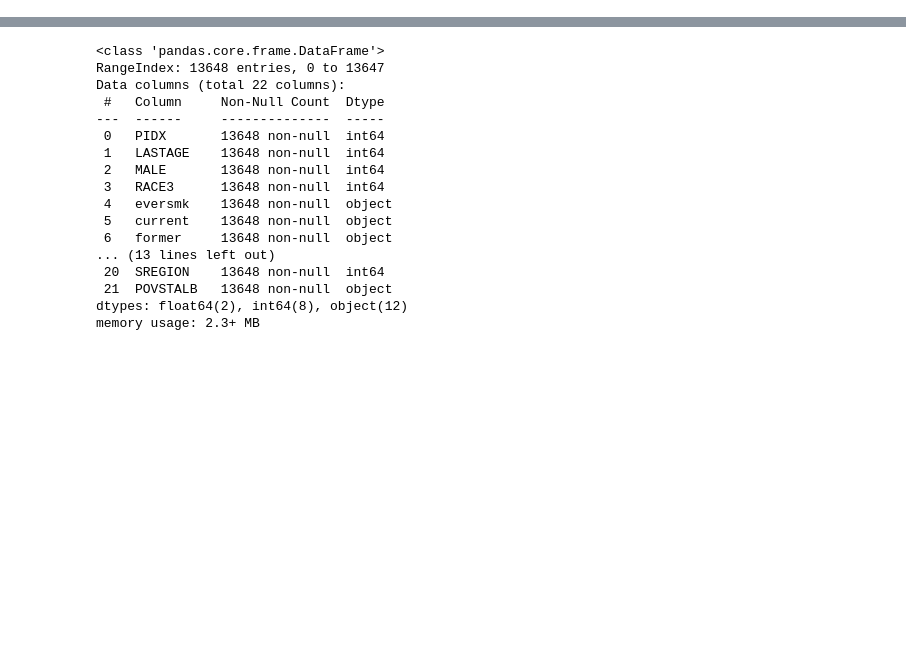
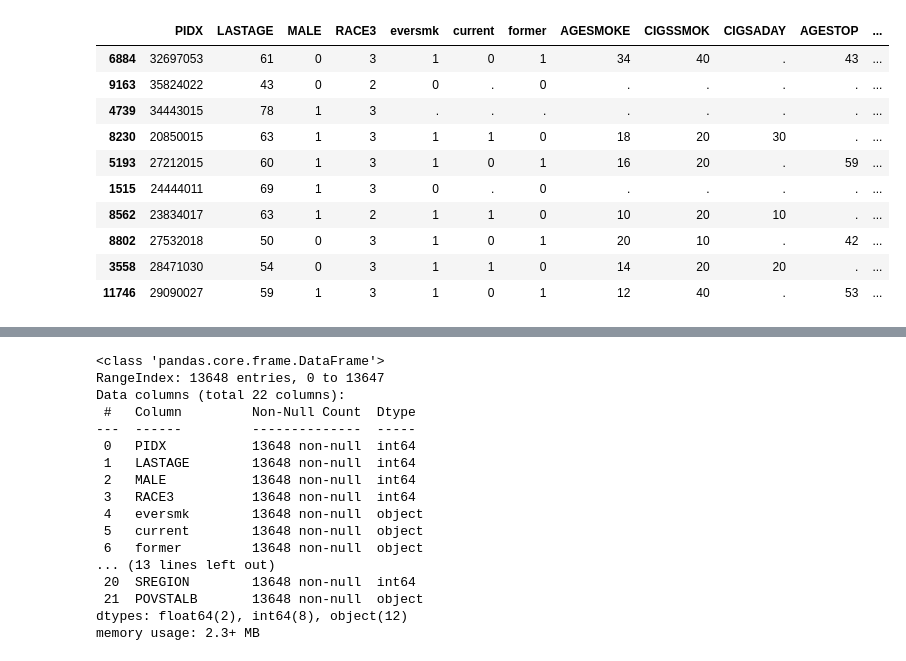
Before and after one commit to oscar066/nzuri_Analysis, a Jupyter notebook: nmes.ipynb, the cells around one changed output, grey strips where cells are left out. Cells and saved outputs as stored; diff of their text form; code cells hidden in the pictures; blank space fills up the shorter version.

```diff
--- a/nmes.ipynb
+++ b/nmes.ipynb
@@ -33,0 +28,14 @@ nmes_df.head(50)
+# %%
+nmes_df.sample(10)
+# %% [output]
+|  | PIDX | LASTAGE | MALE | RACE3 | eversmk | current | former | AGESMOKE | CIGSSMOK | CIGSADAY | AGESTOP | ... |
+| 6884 | 32697053 | 61 | 0 | 3 | 1 | 0 | 1 | 34 | 40 | . | 43 | ... |
+| 9163 | 35824022 | 43 | 0 | 2 | 0 | . | 0 | . | . | . | . | ... |
+| 4739 | 34443015 | 78 | 1 | 3 | . | . | . | . | . | . | . | ... |
+| 8230 | 20850015 | 63 | 1 | 3 | 1 | 1 | 0 | 18 | 20 | 30 | . | ... |
+| 5193 | 27212015 | 60 | 1 | 3 | 1 | 0 | 1 | 16 | 20 | . | 59 | ... |
+| 1515 | 24444011 | 69 | 1 | 3 | 0 | . | 0 | . | . | . | . | ... |
+| 8562 | 23834017 | 63 | 1 | 2 | 1 | 1 | 0 | 10 | 20 | 10 | . | ... |
+| 8802 | 27532018 | 50 | 0 | 3 | 1 | 0 | 1 | 20 | 10 | . | 42 | ... |
+| 3558 | 28471030 | 54 | 0 | 3 | 1 | 1 | 0 | 14 | 20 | 20 | . | ... |
+| 11746 | 29090027 | 59 | 1 | 3 | 1 | 0 | 1 | 12 | 40 | . | 53 | ... |
```
Also changed, not shown: parts of 37 cells of this notebook.
